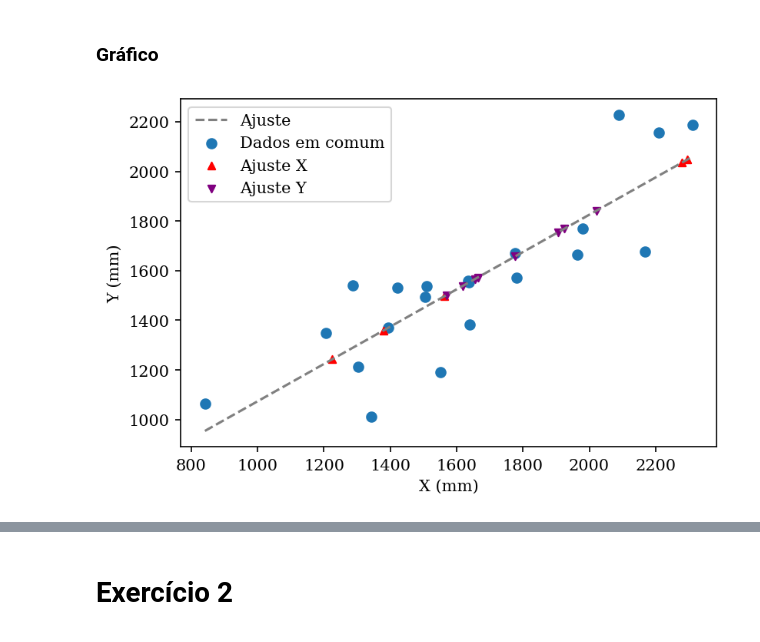
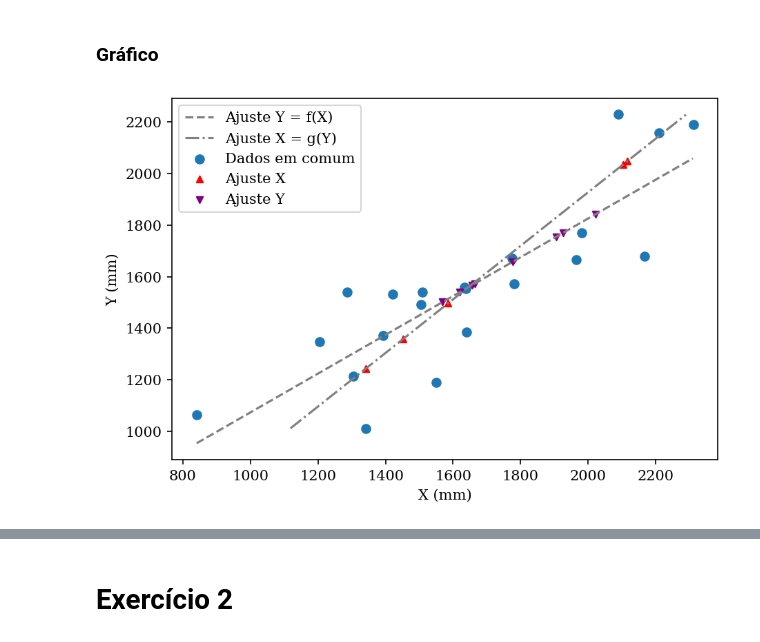
Before and after one commit to rqaita/hydrology, a Jupyter notebook: l_02.ipynb, the cells around one changed output, grey strips where cells are left out. Cells and saved outputs as stored; diff of their text form; code cells hidden in the pictures.

```diff
--- a/l_02.ipynb
+++ b/l_02.ipynb
@@ -78,0 +52,5 @@ Ajuste obtido: $$Y = 0,752X + 321,852.$$
+# %%
+e_01_x = e_01_data_comum["X (mm)"].to_numpy()
+e_01_y = e_01_data_comum["Y (mm)"].to_numpy()
+
+e_01_ay, e_01_by, _ = hydro.reg_linear(e_01_x, e_01_y)
@@ -78,0 +60,6 @@ Ajuste obtido: $$Y = 0,752X + 321,852.$$
+# %%
+e_01_prev_y = e_01_ay * e_01_falha_y + e_01_by
+e_01_prev_y = e_01_prev_y.rename("Y (mm)")
+e_01_falha_y = pd.DataFrame(e_01_falha_y)
+e_01_falha_y["Y (mm)"] = e_01_prev_y
+e_01_falha_y.round()
@@ -78,0 +81,2 @@ Ajuste obtido: $$Y = 0,752X + 321,852.$$
+# %%
+e_01_ax, e_01_bx, _ = hydro.reg_linear(e_01_y, e_01_x)
@@ -79,5 +86,5 @@ Ajuste obtido: $$Y = 0,752X + 321,852.$$
 # %%
-e_01_prev_x = (e_01_falha_x - e_01_b) / e_01_a
+e_01_prev_x = e_01_ax * e_01_falha_x + e_01_bx
 e_01_prev_x = e_01_prev_x.rename("X (mm)")
 e_01_falha_x = pd.DataFrame(e_01_falha_x)
 e_01_falha_x["X (mm)"] = e_01_prev_x
@@ -113,22 +101,30 @@ e_01_falha_y.round()
 ### Gráfico
 # %%
 xx = np.arange(e_01_data.min()["X (mm)"], e_01_data.max()["X (mm)"])
-yy = reg.predict(xx.reshape(-1,1))
+yx = e_01_ay * xx + e_01_by
 
-fig, ax = plt.subplots()
+yy = np.arange(e_01_data.min()["Y (mm)"], e_01_data.max()["Y (mm)"])
+xy = e_01_ax * yy + e_01_bx
+
+fig, ax = plt.subplots(constrained_layout=True)
+
 # Medições
 ax.scatter(e_01_x, e_01_y, label="Dados em comum")
+
 # Ajuste
-ax.plot(xx, yy, label="Ajuste", color="gray", linestyle="--")
+ax.plot(xx, yx, label="Ajuste Y = f(X)", color="gray", linestyle="--")
+ax.plot(xy, yy, label="Ajuste X = g(Y)", color="gray", linestyle="-.")
+
 # Preenchimentos
 e_01_falha_x.plot.scatter(
     x='X (mm)', y='Y (mm)', ax=ax, label="Ajuste X", color="red", marker="^",
 )
 e_01_falha_y.plot.scatter(
     x='X (mm)', y='Y (mm)', ax=ax, label="Ajuste Y", color="purple", marker="v"
 )
 
 ax.legend()
+fig.savefig("figures/l_02_01.png", format="png", dpi=300)
 plt.show()
 # %% [output]
-[figure, old version]
+[figure, new version]
```
Also changed, not shown: parts of 23 cells of this notebook, 2 other files.
